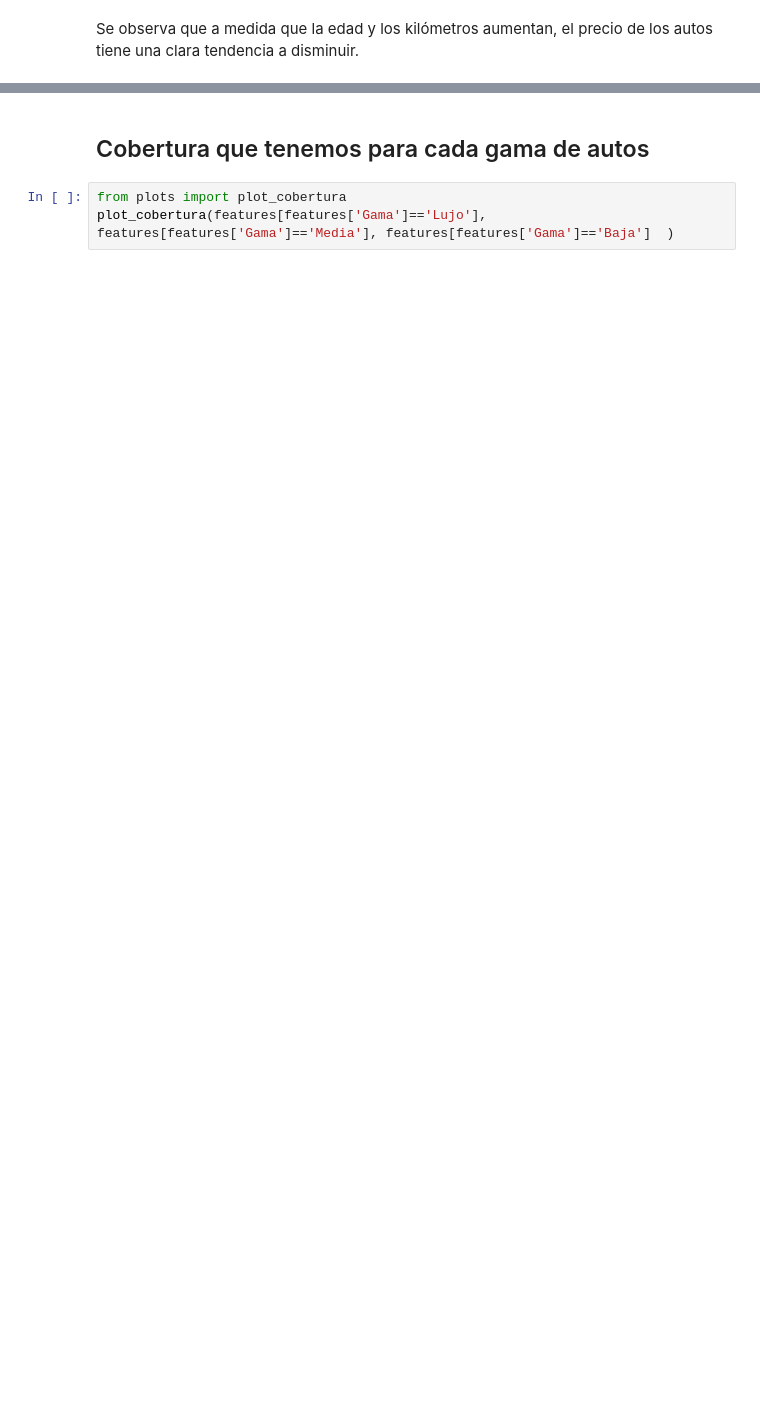
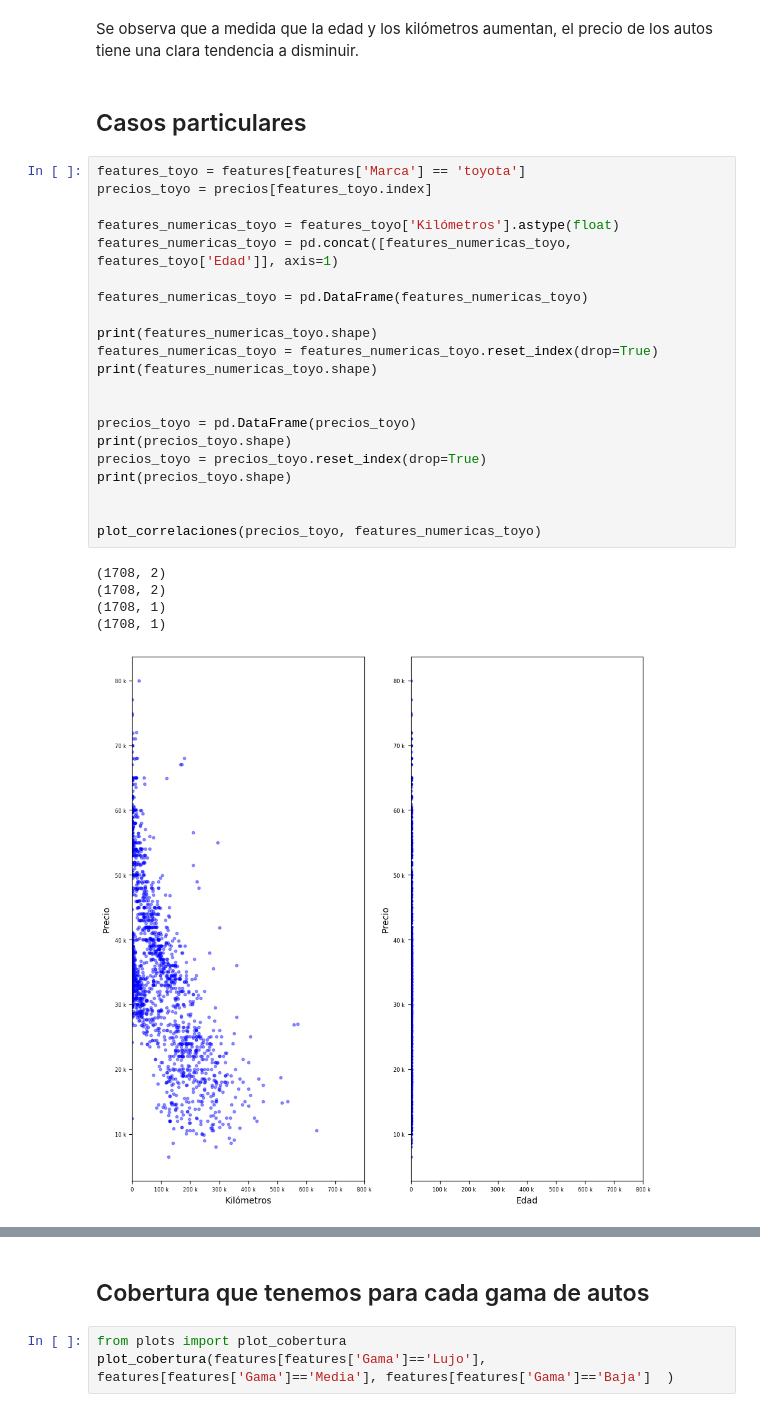
Before and after one commit to ninarigal/TP_FINAL_ML, a Jupyter notebook: analisis_datos/analisis_datos.ipynb, the cells around one changed output, grey strips where cells are left out. Cells and saved outputs as stored; diff of their text form; blank space fills up the shorter version.

```diff
--- a/analisis_datos/analisis_datos.ipynb
+++ b/analisis_datos/analisis_datos.ipynb
@@ -36,2 +35,31 @@ plot_correlaciones(precios, features_numericas)
 # %% [markdown]
 Se observa que a medida que la edad y los kilómetros aumentan, el precio de los autos tiene una clara tendencia a disminuir.
+# %% [markdown]
+## Casos particulares
+# %%
+features_toyo = features[features['Marca'] == 'toyota']
+precios_toyo = precios[features_toyo.index]
+
+features_numericas_toyo = features_toyo['Kilómetros'].astype(float)
+features_numericas_toyo = pd.concat([features_numericas_toyo, features_toyo['Edad']], axis=1)
+
+features_numericas_toyo = pd.DataFrame(features_numericas_toyo)
+
+print(features_numericas_toyo.shape)
+features_numericas_toyo = features_numericas_toyo.reset_index(drop=True)
+print(features_numericas_toyo.shape)
+
+
+precios_toyo = pd.DataFrame(precios_toyo)
+print(precios_toyo.shape)
+precios_toyo = precios_toyo.reset_index(drop=True)
+print(precios_toyo.shape)
+
+
+plot_correlaciones(precios_toyo, features_numericas_toyo)
+# %% [output]
+(1708, 2)
+(1708, 2)
+(1708, 1)
+(1708, 1)
+[figure, added]
```
Also changed, not shown: parts of 8 cells of this notebook, 2 other files.
